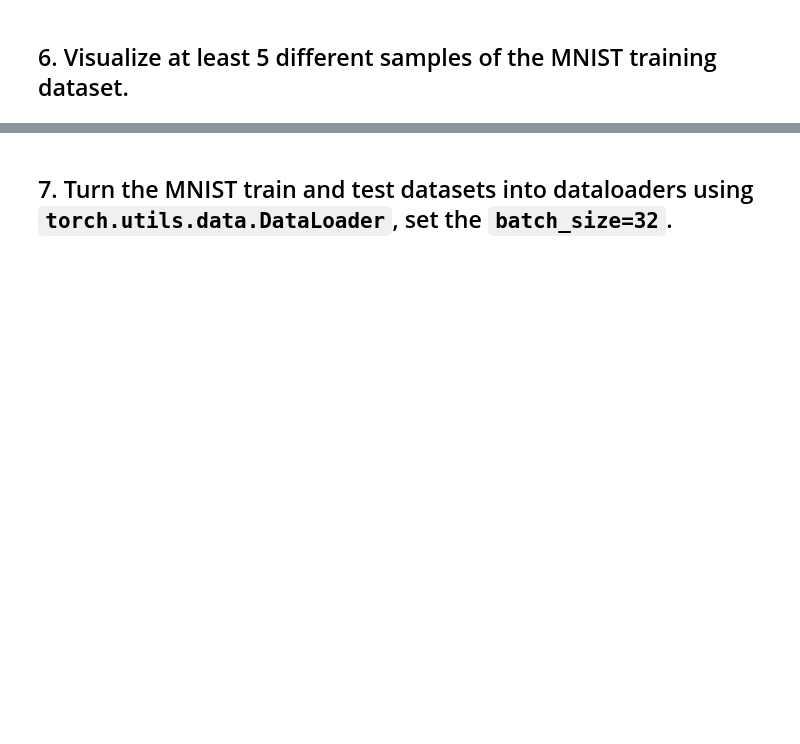
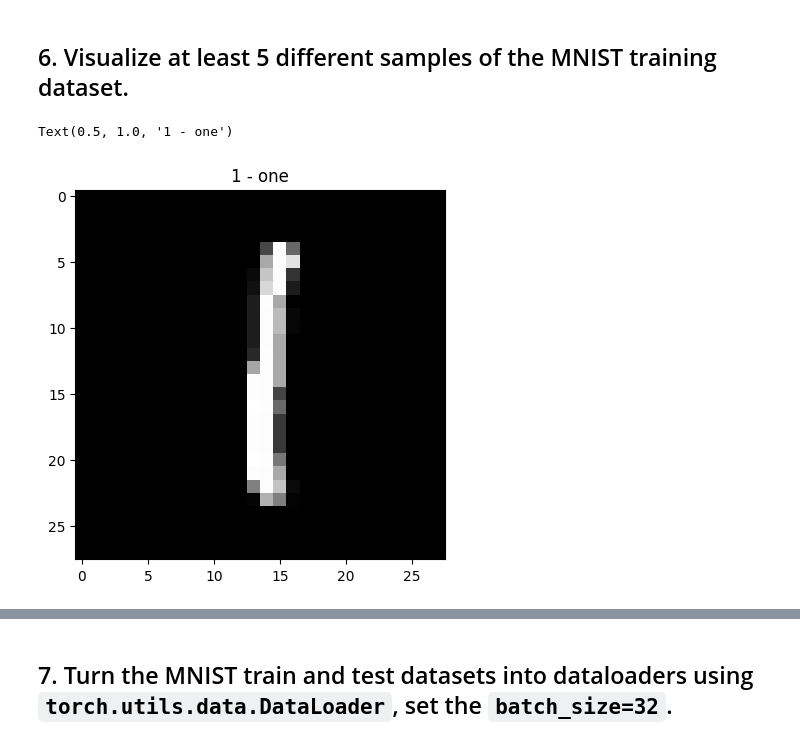
Before and after one commit to kailas711/ZTM-PyTorch, a Jupyter notebook: Exercises and Workout/03_pytorch_computer_vision_exercises.ipynb, the cells around one changed output, grey strips where cells are left out. Drawn from its saved outputs; the diff is of its cells as text; code cells hidden in the pictures; blank space fills up the shorter version.

```diff
--- a/Exercises and Workout/03_pytorch_computer_vision_exercises.ipynb
+++ b/Exercises and Workout/03_pytorch_computer_vision_exercises.ipynb
@@ -82,4 +113,16 @@ class_names
 # %% [markdown]
 ## 6. Visualize at least 5 different samples of the MNIST training dataset.
+# %%
+import matplotlib.pyplot as plt
+import random
+
+n_rows, n_cols = 3,3
+images = random.choices(train_data,k=1)
+
+plt.imshow(images[0][0].squeeze(), cmap='grey')
+plt.title(label=class_names[images[0][1]])
+# %% [output]
+Text(0.5, 1.0, '1 - one')
+[figure, added]
 # %%
 import matplotlib.pyplot as plt
```
Also changed, not shown: parts of 9 cells of this notebook, 9 other files.
